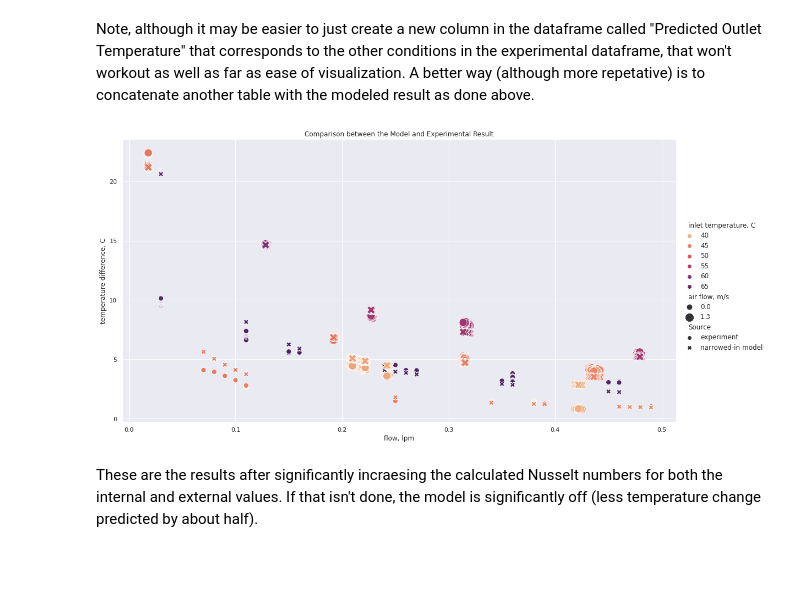
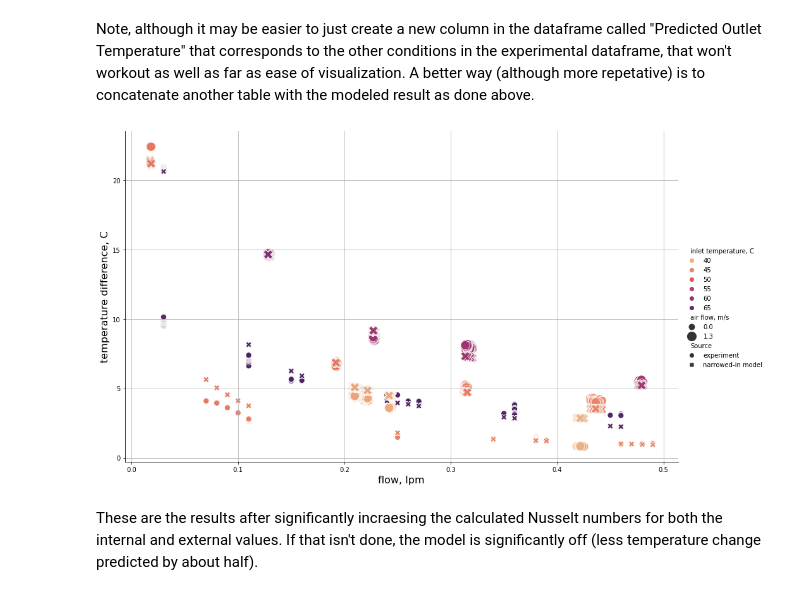
Before and after one commit to clint-bg/demos, a Jupyter notebook: ExtendedSurfaceExchanger/ExtendedSurface.ipynb, the cells around one changed output. Drawn from its saved outputs; the diff is of its cells as text; code cells hidden in the pictures; blank space fills up the shorter version.

```diff
--- a/ExtendedSurfaceExchanger/ExtendedSurface.ipynb
+++ b/ExtendedSurfaceExchanger/ExtendedSurface.ipynb
@@ -414,12 +414,13 @@ Note, although it may be easier to just create a new column in the dataframe cal
 alldat = getall()[0]
 # %%
 a = sns.relplot(data=alldat,x='flow, lpm',y='temperature difference, C',style='Source',
-                hue='inlet temperature, C',size='air flow, m/s',sizes=(80, 200),palette='flare',aspect=15/8,height=8);
+                hue='inlet temperature, C',size='air flow, m/s',sizes=(80, 200),palette='flare',aspect=13/8,height=8);
 #a.axes[0,0].set_ylim(0,40);
-a.set(title='Comparison between the Model and Experimental Result')
+plt.ylabel('temperature difference, C', fontsize=16); plt.xlabel('flow, lpm',fontsize=16); plt.grid()
+#a.set(title='Comparison between the Model and Experimental Result')
 plt.show()
 # %% [output]
-[figure, old version]
+[figure, new version]
 # %% [markdown]
 These are the results after significantly incraesing the calculated Nusselt numbers for both the internal and external values. If that isn't done, the model is significantly off (less temperature change predicted by about half).
 # %% [markdown]
```
Also changed, not shown: parts of 10 cells of this notebook.
